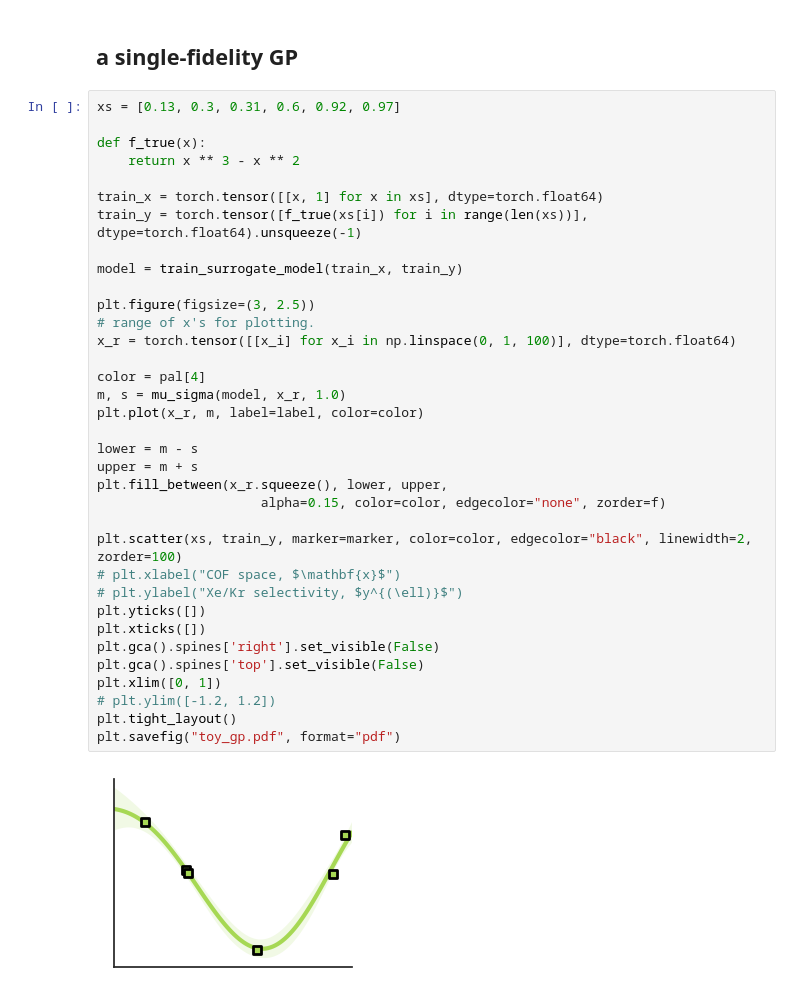
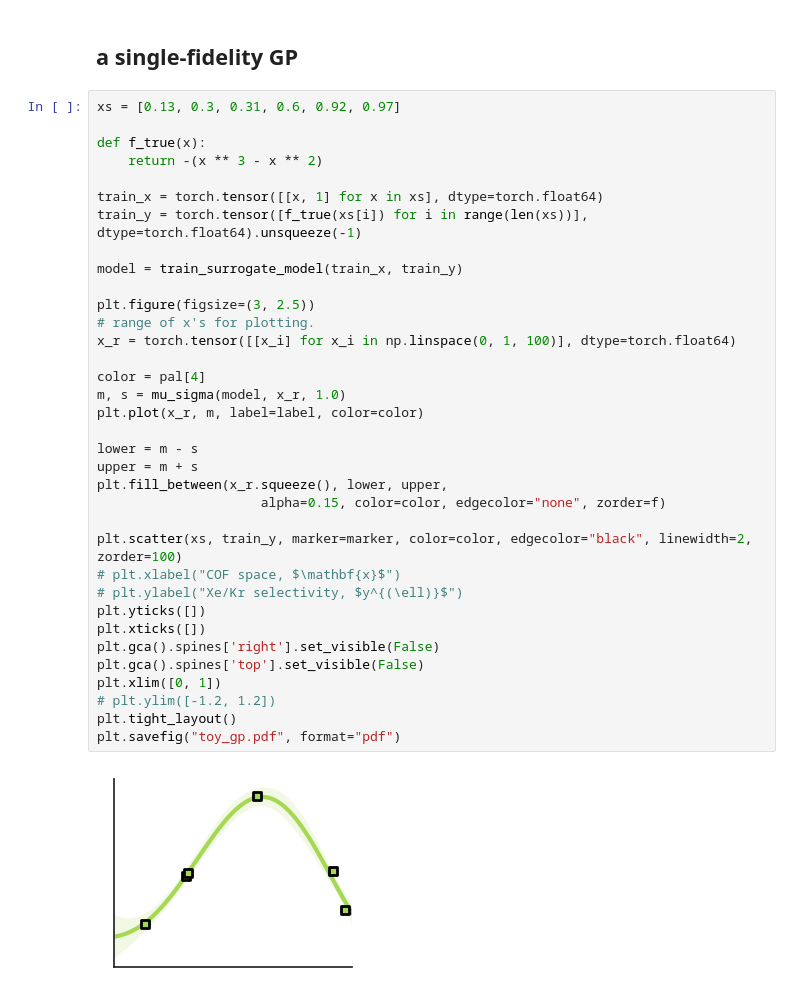
Before and after one commit to SimonEnsemble/multi-fidelity-BO-of-COFs-for-Xe-Kr-seps, a Jupyter notebook: figs/figure_1/synthetic_mfbo_example.ipynb, the cells around one changed output. Cells and saved outputs as stored; diff of their text form.

```diff
--- a/figs/figure_1/synthetic_mfbo_example.ipynb
+++ b/figs/figure_1/synthetic_mfbo_example.ipynb
@@ -154,36 +154,36 @@ plt.savefig("toy_multifidelity_gp.pdf", format="pdf")
 xs = [0.13, 0.3, 0.31, 0.6, 0.92, 0.97]
 
 def f_true(x):
-    return x ** 3 - x ** 2
+    return -(x ** 3 - x ** 2)
 
 train_x = torch.tensor([[x, 1] for x in xs], dtype=torch.float64)
 train_y = torch.tensor([f_true(xs[i]) for i in range(len(xs))], dtype=torch.float64).unsqueeze(-1)
 
 model = train_surrogate_model(train_x, train_y)
 
 plt.figure(figsize=(3, 2.5))
 # range of x's for plotting.
 x_r = torch.tensor([[x_i] for x_i in np.linspace(0, 1, 100)], dtype=torch.float64)
 
 color = pal[4]
 m, s = mu_sigma(model, x_r, 1.0)
 plt.plot(x_r, m, label=label, color=color)
 
 lower = m - s
 upper = m + s
 plt.fill_between(x_r.squeeze(), lower, upper,
                      alpha=0.15, color=color, edgecolor="none", zorder=f)
 
 plt.scatter(xs, train_y, marker=marker, color=color, edgecolor="black", linewidth=2, zorder=100)
 # plt.xlabel("COF space, $\mathbf{x}$")
 # plt.ylabel("Xe/Kr selectivity, $y^{(\ell)}$")
 plt.yticks([])
 plt.xticks([])
 plt.gca().spines['right'].set_visible(False)
 plt.gca().spines['top'].set_visible(False)
 plt.xlim([0, 1])
 # plt.ylim([-1.2, 1.2])
 plt.tight_layout()
 plt.savefig("toy_gp.pdf", format="pdf")
 # %% [output]
-[figure, old version]
+[figure, new version]
```
